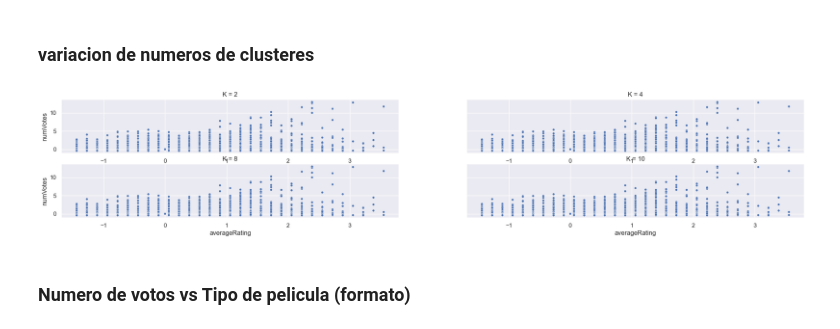
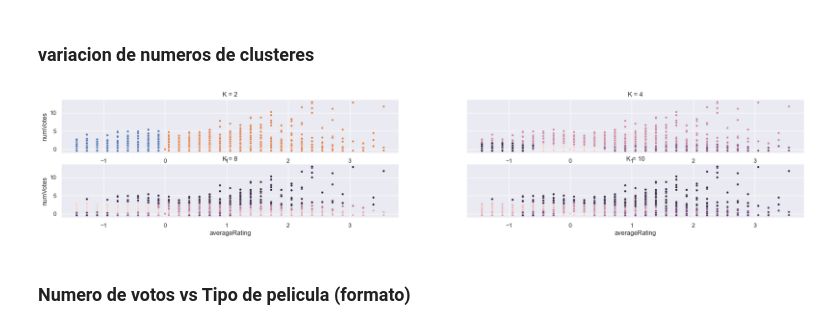
Before and after one commit to jf-garciam1/Lab-BI, a Jupyter notebook: Lab1.ipynb, the cells around one changed output. Cells and saved outputs as stored; diff of their text form; code cells hidden in the pictures.

Commit message:
cambios kmedoidas samuel

```diff
--- a/Lab1.ipynb
+++ b/Lab1.ipynb
@@ -1006,50 +1001,42 @@ plt.show()
 
 kmedoids = KMedoids(n_clusters = 2, metric = 'manhattan', random_state = 5)
 
-copiamod['cluster_kmedoids_1'] = kmedoids.fit_predict(X)
-
 fig, axes = plt.subplots(2, 2, sharey = True, figsize = (25, 4))
-sns.scatterplot(x = X[:,0], y = X[:,1], size = 1,ax = axes[0,0],legend = False)
+sns.scatterplot(x = X[:,0], y = X[:,1], hue = kmedoids.fit_predict(X), size = 1,ax = axes[0,0],legend = False)
 axes[0,0].set_title('K = 2')
 axes[0,0].set_xlabel('averageRating')
 axes[0,0].set_ylabel('numVotes')
 
 #numero de clusteres = 4
 
 kmedoids = KMedoids(n_clusters = 4, metric = 'manhattan', random_state = 5)
 
-copiamod['cluster_kmedoids_1'] = kmedoids.fit_predict(X)
-
-sns.scatterplot(x = X[:,0], y = X[:,1], size = 1,ax = axes[0,1],legend = False)
+sns.scatterplot(x = X[:,0], y = X[:,1], hue = kmedoids.fit_predict(X), size = 1,ax = axes[0,1],legend = False)
 axes[0,1].set_title('K = 4')
 axes[0,1].set_xlabel('averageRating')
 axes[0,1].set_ylabel('numVotes')
 
 #numero de clusteres = 8
 
 kmedoids = KMedoids(n_clusters = 8, metric = 'manhattan', random_state = 5)
 
-copiamod['cluster_kmedoids_1'] = kmedoids.fit_predict(X)
-
-sns.scatterplot(x = X[:,0], y = X[:,1], size = 1,ax = axes[1,0],legend = False)
+sns.scatterplot(x = X[:,0], y = X[:,1], hue = kmedoids.fit_predict(X), size = 1,ax = axes[1,0],legend = False)
 axes[1,0].set_title('K = 8')
 axes[1,0].set_xlabel('averageRating')
 axes[1,0].set_ylabel('numVotes')
 
 #numero de clusteres = 10
 
 kmedoids = KMedoids(n_clusters = 10, metric = 'manhattan', random_state = 5)
 
-copiamod['cluster_kmedoids_1'] = kmedoids.fit_predict(X)
-
-sns.scatterplot(x = X[:,0], y = X[:,1], size = 1,ax = axes[1,1],legend = False)
+sns.scatterplot(x = X[:,0], y = X[:,1], hue = kmedoids.fit_predict(X), size = 1,ax = axes[1,1],legend = False)
 axes[1,1].set_title('K = 10')
 axes[1,1].set_xlabel('averageRating')
 axes[1,1].set_ylabel('numVotes')
 
 plt.show()
 # %% [output]
-[figure, old version]
+[figure, new version]
 # %% [markdown]
 ### Numero de votos vs Tipo de pelicula (formato)
 # %%
```
Also changed, not shown: parts of 6 cells of this notebook.
